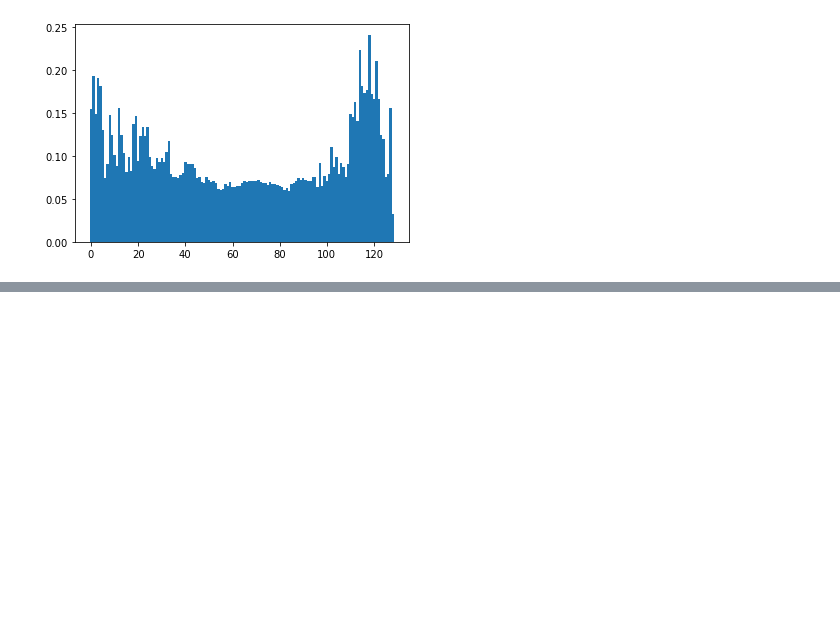
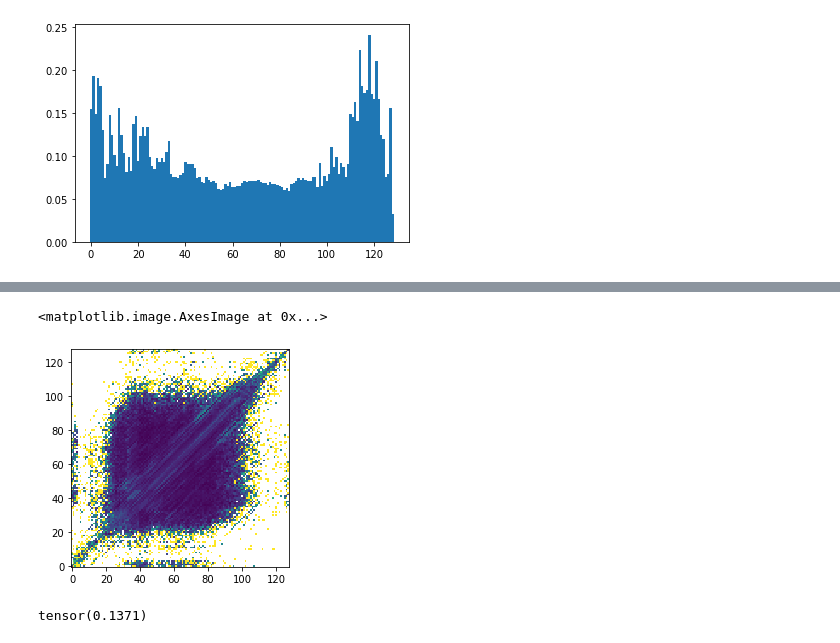
Before and after one commit to Intelligent-Instruments-Lab/iil-python-tools, a Jupyter notebook: notebook/midi.ipynb, the cells around one changed output, grey strips where cells are left out. Saved outputs shown, nothing was run; the diff lists cells and outputs as text; code cells hidden in the pictures; blank space fills up the shorter version.

```diff
--- a/notebook/midi.ipynb
+++ b/notebook/midi.ipynb
@@ -148,0 +179,10 @@ plt.bar(range(130), probs.max(1).values, width=1)
+# %%
+plt.imshow(probs[:128, :128].max(-1).values, origin='lower', interpolation='nearest')
+# %% [output]
+<matplotlib.image.AxesImage at 0x...>
+[figure, added]
+# %%
+# baseline accuracy
+(probs[:128, :128].max(-1).values.nan_to_num(0) * marg).sum()
+# %% [output]
+tensor(0.1371)
```
Also changed, not shown: parts of 5 cells of this notebook.
